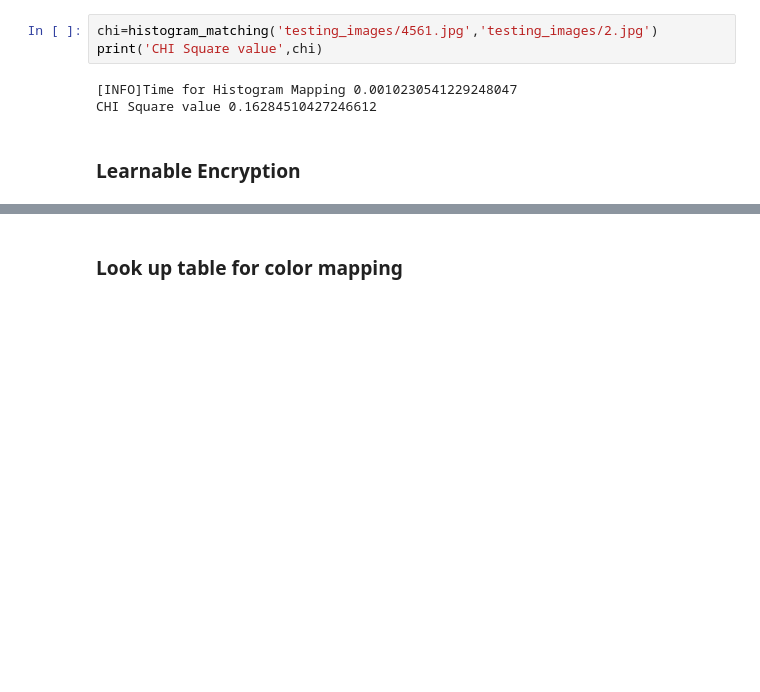
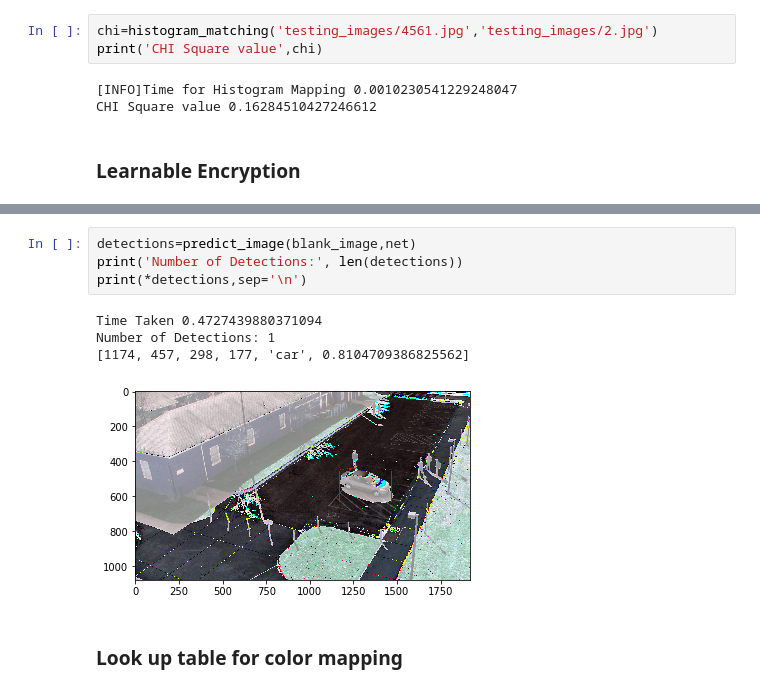
Before and after one commit to siddu1998/Internship-Indian-Institute-of-Science, a Jupyter notebook: RP1/Code/Detection Frequency Experiment.ipynb, the cells around one changed output, grey strips where cells are left out. Cells and saved outputs as stored; diff of their text form; blank space fills up the shorter version.

```diff
--- a/RP1/Code/Detection Frequency Experiment.ipynb
+++ b/RP1/Code/Detection Frequency Experiment.ipynb
@@ -292,3 +308,12 @@ plt.imshow(img)
+# %%
+detections=predict_image(blank_image,net)
+print('Number of Detections:', len(detections))
+print(*detections,sep='\n')
+# %% [output]
+Time Taken 0.4727439880371094
+Number of Detections: 1
+[1174, 457, 298, 177, 'car', 0.8104709386825562]
+[figure, added]
 # %% [markdown]
 ### Look up table for color mapping
 # %%
```
Also changed, not shown: parts of 8 cells of this notebook.
